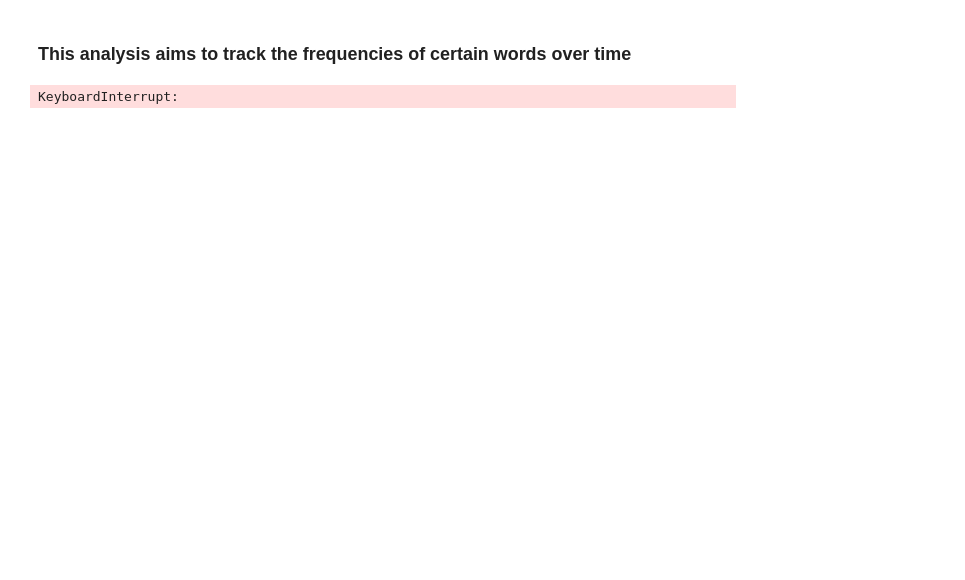
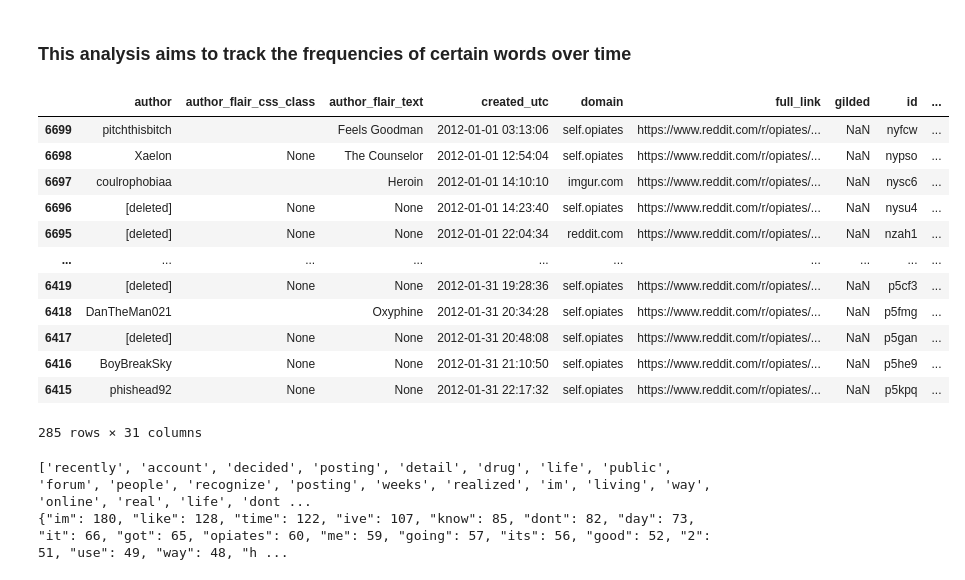
Before and after one commit to RussellABH/OPTUS-AI, a Jupyter notebook: analysis/ritika/frequencies.ipynb, the cells around one changed output. Cells and saved outputs as stored; diff of their text form; code cells hidden in the pictures; blank space fills up the shorter version.

Commit message:
preliminary frequency counter code, stored final data as json object

```diff
--- a/analysis/ritika/frequencies.ipynb
+++ b/analysis/ritika/frequencies.ipynb
@@ -48,8 +32,47 @@ month_dfs = {"january": submissions[submissions['created_utc'].dt.month==1],
+# %%
+df_2012 = submissions[submissions['created_utc'].dt.year==2012]
+curr_df = {"january": df_2012[df_2012['created_utc'].dt.month==1]}
+             #"febuary": submissions[submissions['created_utc'].dt.month==2]}
+            #  "march": submissions[submissions['created_utc'].dt.month==3],
+            #  "april": submissions[submissions['created_utc'].dt.month==4],
+            #  "may": submissions[submissions['created_utc'].dt.month==5],
+            #  "june": submissions[submissions['created_utc'].dt.month==6],
+            #  "august": submissions[submissions['created_utc'].dt.month==8],
+            #  "september": submissions[submissions['created_utc'].dt.month==9],
+            #  "october": submissions[submissions['created_utc'].dt.month==10],
+            #  "november": submissions[submissions['created_utc'].dt.month==11],
+            #  "december": submissions[submissions['created_utc'].dt.month==12]
+# %%
+curr_df["january"]
+# %% [output]
+|  | author | author_flair_css_class | author_flair_text | created_utc | domain | full_link | gilded | id | ... |
+| 6699 | pitchthisbitch |  | Feels Goodman | 2012-01-01 03:13:06 | self.opiates | https://www.reddit.com/r/opiates/... | NaN | nyfcw | ... |
+| 6698 | Xaelon | None | The Counselor | 2012-01-01 12:54:04 | self.opiates | https://www.reddit.com/r/opiates/... | NaN | nypso | ... |
+| 6697 | coulrophobiaa |  | Heroin | 2012-01-01 14:10:10 | imgur.com | https://www.reddit.com/r/opiates/... | NaN | nysc6 | ... |
+| 6696 | [deleted] | None | None | 2012-01-01 14:23:40 | self.opiates | https://www.reddit.com/r/opiates/... | NaN | nysu4 | ... |
+| 6695 | [deleted] | None | None | 2012-01-01 22:04:34 | reddit.com | https://www.reddit.com/r/opiates/... | NaN | nzah1 | ... |
+| ... | ... | ... | ... | ... | ... | ... | ... | ... | ... |
+| 6419 | [deleted] | None | None | 2012-01-31 19:28:36 | self.opiates | https://www.reddit.com/r/opiates/... | NaN | p5cf3 | ... |
+| 6418 | DanTheMan021 |  | Oxyphine | 2012-01-31 20:34:28 | self.opiates | https://www.reddit.com/r/opiates/... | NaN | p5fmg | ... |
+| 6417 | [deleted] | None | None | 2012-01-31 20:48:08 | self.opiates | https://www.reddit.com/r/opiates/... | NaN | p5gan | ... |
+| 6416 | BoyBreakSky | None | None | 2012-01-31 21:10:50 | self.opiates | https://www.reddit.com/r/opiates/... | NaN | p5he9 | ... |
+| 6415 | phishead92 | None | None | 2012-01-31 22:17:32 | self.opiates | https://www.reddit.com/r/opiates/... | NaN | p5kpq | ... |
+285 rows × 31 columns
 # %%
 #clean the text by removing stop words, punctuation, and empty entries
-curr_month = month_dfs['january']
+#for month in month_dfs.keys():
+curr_month = curr_df["january"]
 text = curr_month['selftext'].to_list()
 text = [remove_stops(t) for t in text]
-text = submissions.loc[submissions['cleaned_text']!='',:]
+while("" in text):
+    text.remove("")
+text = " ".join(text)
+text = text.split()
+print(text)
+frequent = Counter(text)
+most_occur = frequent.most_common(50)
+json_format = json.dumps(dict(most_occur))
+print(json_format)
 # %% [output]
-KeyboardInterrupt:
+['recently', 'account', 'decided', 'posting', 'detail', 'drug', 'life', 'public', 'forum', 'people', 'recognize', 'posting', 'weeks', 'realized', 'im', 'living', 'way', 'online', 'real', 'life', 'dont ...
+{"im": 180, "like": 128, "time": 122, "ive": 107, "know": 85, "dont": 82, "day": 73, "it": 66, "got": 65, "opiates": 60, "me": 59, "going": 57, "its": 56, "good": 52, "2": 51, "use": 49, "way": 48, "h ...
```
Also changed, not shown: parts of 6 cells of this notebook, 2 other files.
